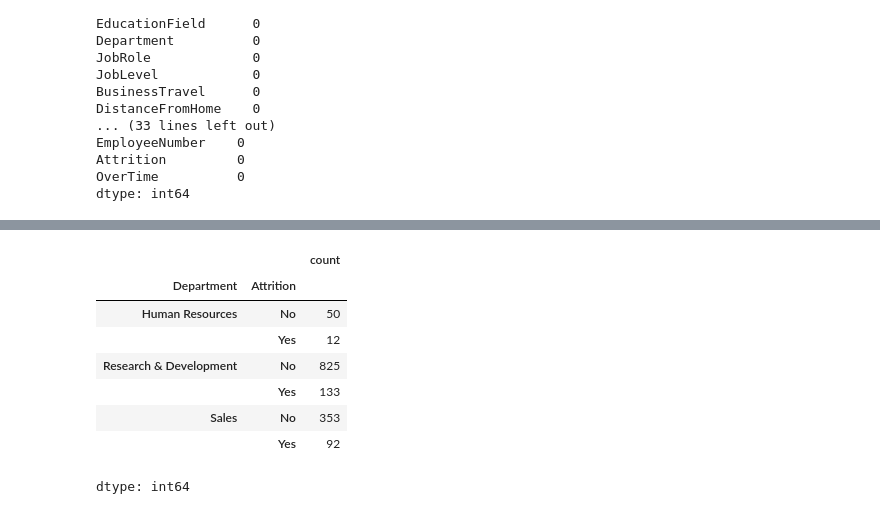
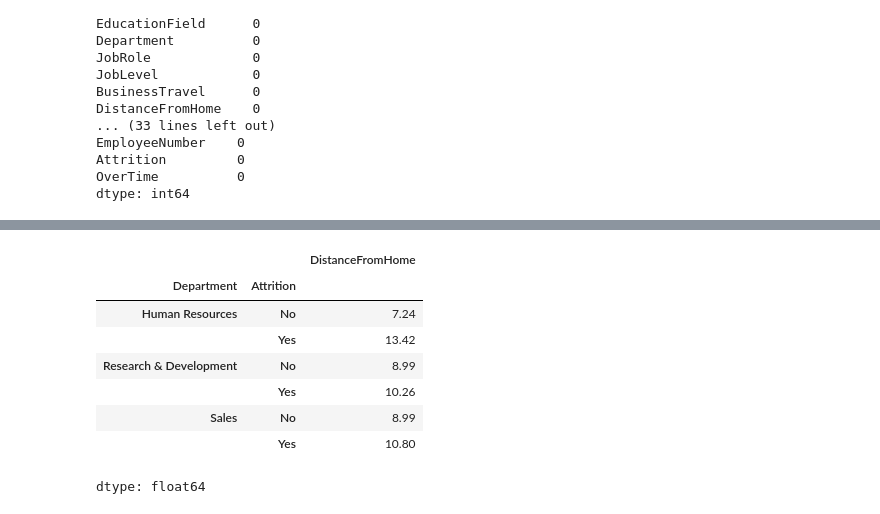
Before and after one commit to Jamieho1602/IBM-HR-Analytics-Overview, a Jupyter notebook: IBM_HR_Analytics.ipynb, the cells around one changed output, grey strips where cells are left out. Drawn from its saved outputs; the diff is of its cells as text; code cells hidden in the pictures.

```diff
--- a/IBM_HR_Analytics.ipynb
+++ b/IBM_HR_Analytics.ipynb
@@ -156,0 +219,6 @@ Name: count, dtype: int64
+# %%
+## To calculate job role attrition rate by percentage.
+
+hr_data['Attrition_Flag'] = (hr_data['Attrition'] == 'Yes') * 1
+
+(hr_data.groupby('JobRole')['Attrition_Flag'].mean() * 100).sort_values(ascending=False).round(2)
@@ -157,15 +440,15 @@ Name: count, dtype: int64
 # %%
-# Research Question 1.1
-# Which department has the highest attrition rate?
+# Research Question 1.7 - Step 3
+# Average distance from home by department and attrition status
 
-hr_data.groupby('Department')['Attrition'].value_counts()
+hr_data.groupby(['Department', 'Attrition'])['DistanceFromHome'].mean().round(2)
 # %% [output]
-|  |  | count |
+|  |  | DistanceFromHome |
 | Department | Attrition |  |
-| Human Resources | No | 50 |
-|  | Yes | 12 |
-| Research & Development | No | 825 |
-|  | Yes | 133 |
-| Sales | No | 353 |
-|  | Yes | 92 |
+| Human Resources | No | 7.24 |
+|  | Yes | 13.42 |
+| Research & Development | No | 8.99 |
+|  | Yes | 10.26 |
+| Sales | No | 8.99 |
+|  | Yes | 10.80 |
-dtype: int64
+dtype: float64
```
Also changed, not shown: parts of 80 cells of this notebook.
